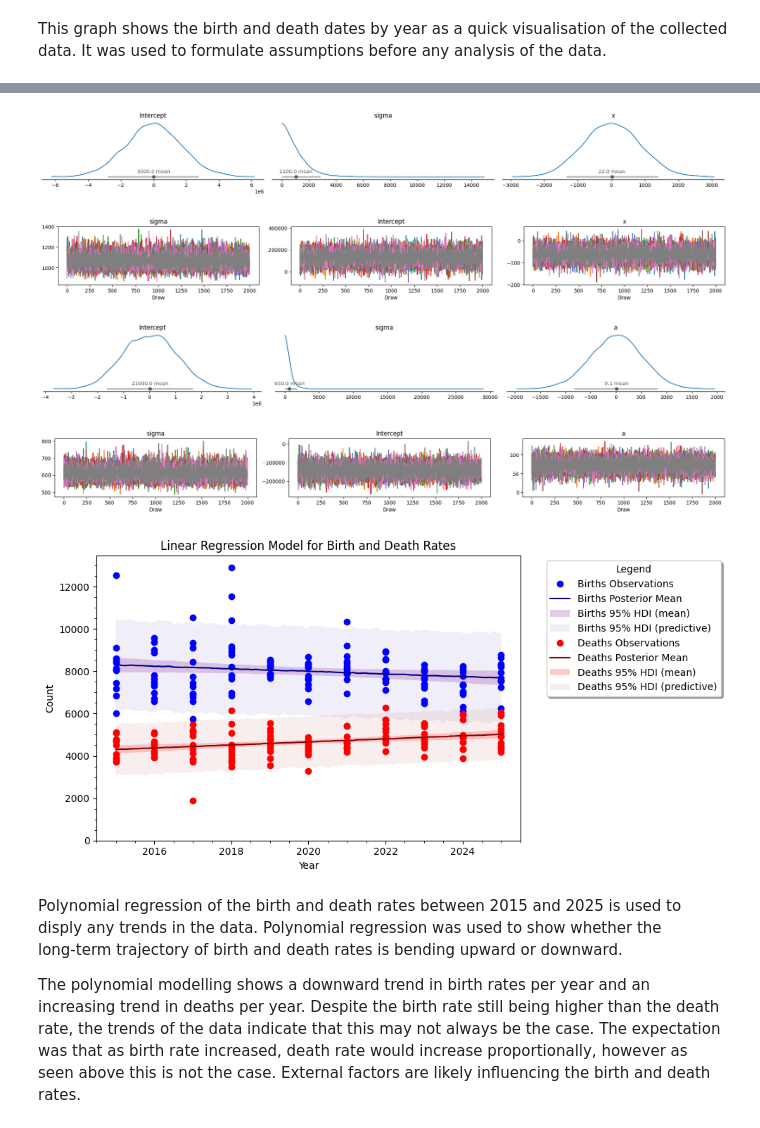
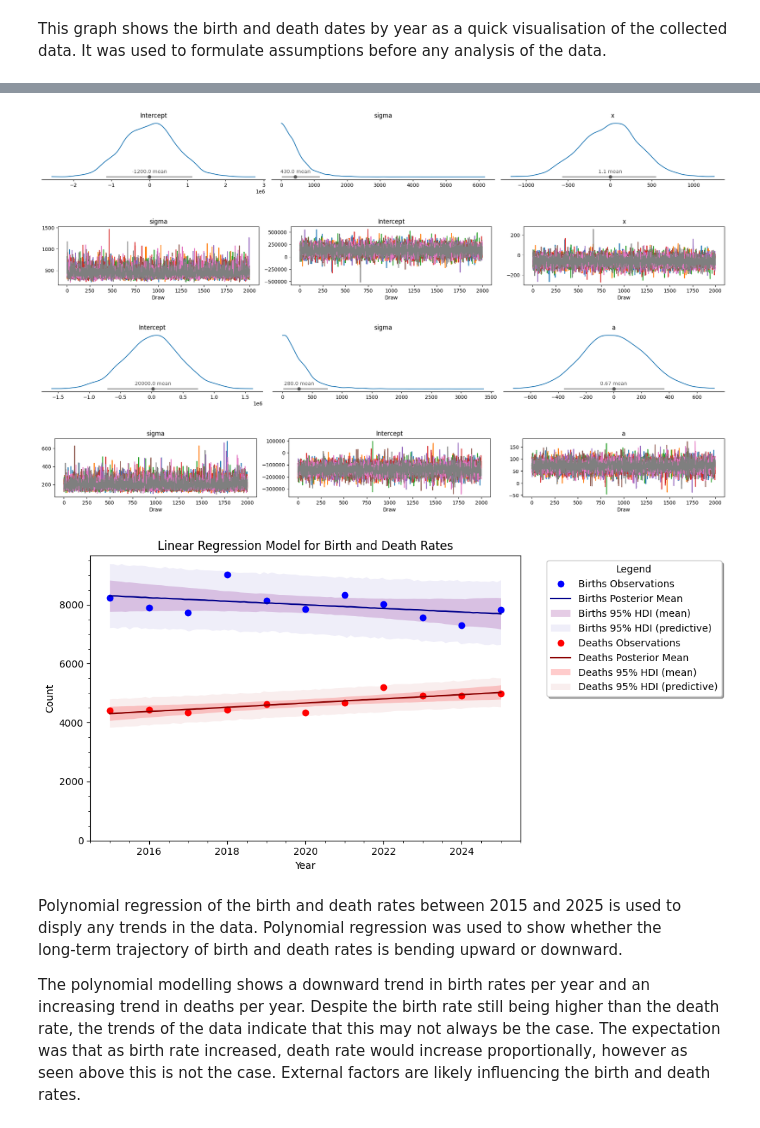
Before and after one commit to Leo05-u/EMSC2010_A3-Project-Notebook-Repository, a Jupyter notebook: EMSC2010_A3_Project_Notebook_&_Repository_u7447903.ipynb, the cells around one changed output, grey strips where cells are left out. Drawn from its saved outputs; the diff is of its cells as text; code cells hidden in the pictures.

```diff
--- a/EMSC2010_A3_Project_Notebook_&_Repository_u7447903.ipynb
+++ b/EMSC2010_A3_Project_Notebook_&_Repository_u7447903.ipynb
@@ -114,11 +114,11 @@ This graph shows the birth and death dates by year as a quick visualisation of t
 import bambi as bmb # Use bambi, aliased as bmb
 import arviz as az #for analysis of Bayesian models
 
-data_B = pd.DataFrame({"x": df['Year'], "y": df['Births']}) #put the data into a dataframe with variable names "x" and "y".
+data_B = pd.DataFrame({"x": average_yearly_births.index, "y": average_yearly_births.values}) #put the data into a dataframe with variable names "x" and "y".
 model_B = bmb.Model("y ~ x", data_B) #setup the first-order polynomial model
 idata_B = model_B.fit(draws=2000, tune=2000, chains=8, progressbar=False) #sample the posteriors
 
-data_D = pd.DataFrame({"a": df['Year'], "b": df['Deaths']}) #put the data into a dataframe with variable names "a" and "b".
+data_D = pd.DataFrame({"a": average_yearly_deaths.index, "b": average_yearly_deaths.values}) #put the data into a dataframe with variable names "a" and "b".
 model_D = bmb.Model("b ~ a", data_D) #setup the first-order polynomial model
 idata_D = model_D.fit(draws=2000, tune=2000, chains=8, progressbar=False) #sample the posteriors
 # %% [output]
@@ -169,10 +168,10 @@ plt.show()
 az.plot_trace(idata_D);
 plt.tight_layout() #this spaces the plots out so that they don't overlap
 # %% [output]
-[figure, old version]
+[figure, new version]
-[figure, old version]
+[figure, new version]
-[figure, old version]
+[figure, new version]
-[figure, old version]
+[figure, new version]
 # %%
 from matplotlib.ticker import MaxNLocator
 
@@ -215,7 +214,7 @@ hdi_pps_deaths = az.hdi(y_deaths_pps_draws, 0.95, axis=0)
 plt.figure(figsize=(10, 5))
 
 # Births Plot
-plt.plot(df['Year'], df['Births'], 'o', color='blue', label='Births Observations')
+plt.plot(average_yearly_births.index, average_yearly_births, 'o', color='blue', label='Births Observations')
 plt.plot(x_range_years, posterior_mean_births, color="darkblue", label='Births Posterior Mean')
 plt.fill_between(
     x_range_years,
@@ -237,7 +236,7 @@ plt.fill_between(
 )
 
 # Deaths Plot
-plt.plot(df['Year'], df['Deaths'], 'o', color='red', label='Deaths Observations')
+plt.plot(average_yearly_deaths.index, average_yearly_deaths, 'o', color='red', label='Deaths Observations')
 plt.plot(x_range_years, posterior_mean_deaths, color="darkred", label='Deaths Posterior Mean')
 plt.fill_between(
     x_range_years,
@@ -245,34 +244,34 @@ plt.fill_between(
     hdi_mean_deaths[:, 1],
     alpha=0.2,
     color="red",
     label='Deaths 95% HDI (mean)',
     edgecolor=None
 )
 plt.fill_between(
     x_range_years,
     hdi_pps_deaths[:, 0],
     hdi_pps_deaths[:, 1],
     alpha=0.1,
     color="indianred",
     label='Deaths 95% HDI (predictive)',
     edgecolor=None
 )
 
 # LABELS & TITLES
 plt.legend(bbox_to_anchor=(1.05, 1), loc='upper left', shadow=True, title='Legend')
 plt.minorticks_on()
 plt.xlabel("Year")
 plt.ylabel("Count")
 plt.title("Linear Regression Model for Birth and Death Rates")
 plt.gca().xaxis.set_major_locator(MaxNLocator(integer=True))
 
 # Restrict the y-axis to show only non-negative counts
 ax = plt.gca()
 ax.set_ylim(bottom=0)
 plt.tight_layout()
 plt.show()
 # %% [output]
-[figure, old version]
+[figure, new version]
 # %% [markdown]
 Polynomial regression of the birth and death rates between 2015 and 2025 is used to disply any trends in the data. Polynomial regression was used to show whether the long‑term trajectory of birth and death rates is bending upward or downward.
 
```
Also changed, not shown: parts of 12 cells of this notebook.
